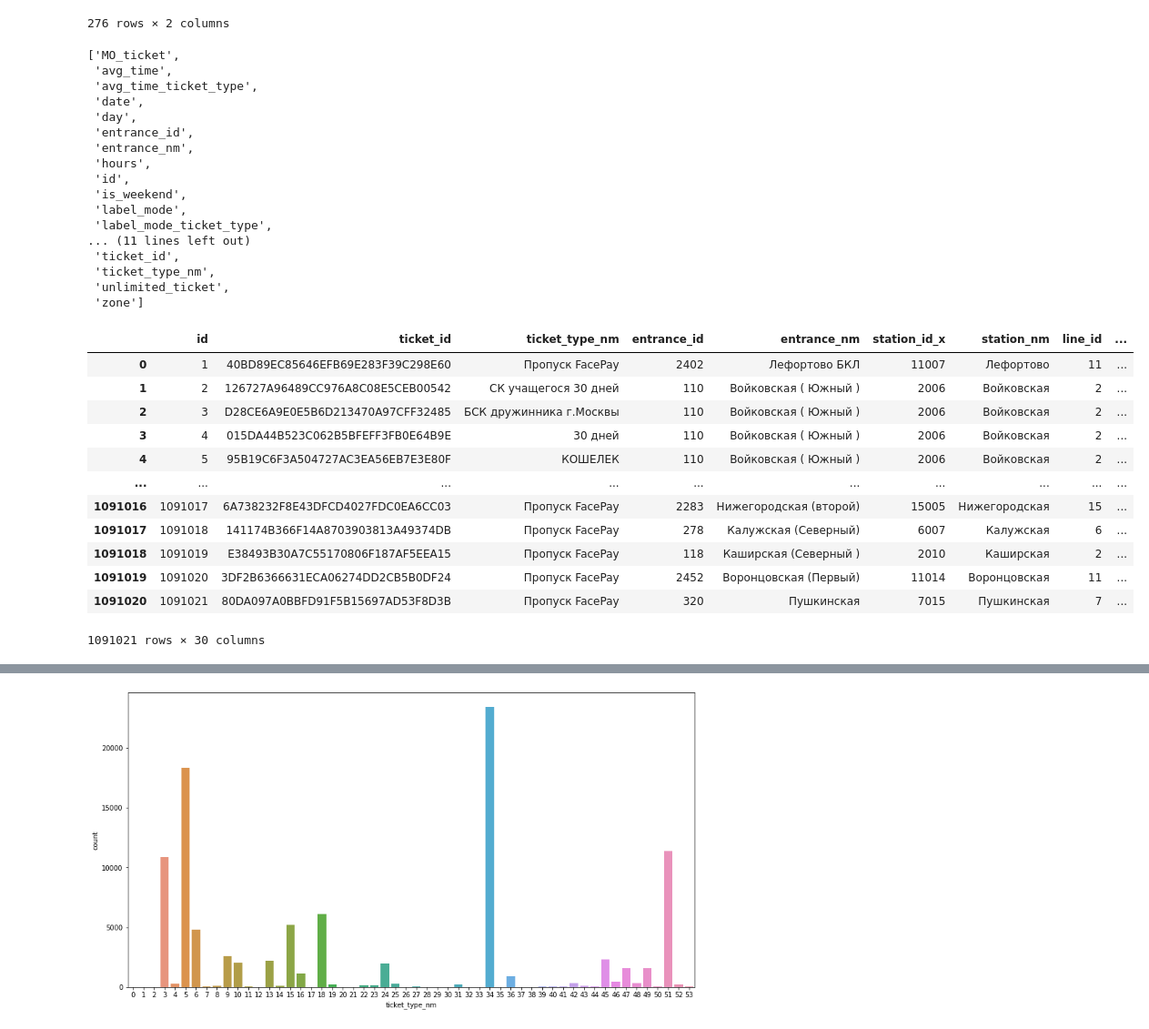
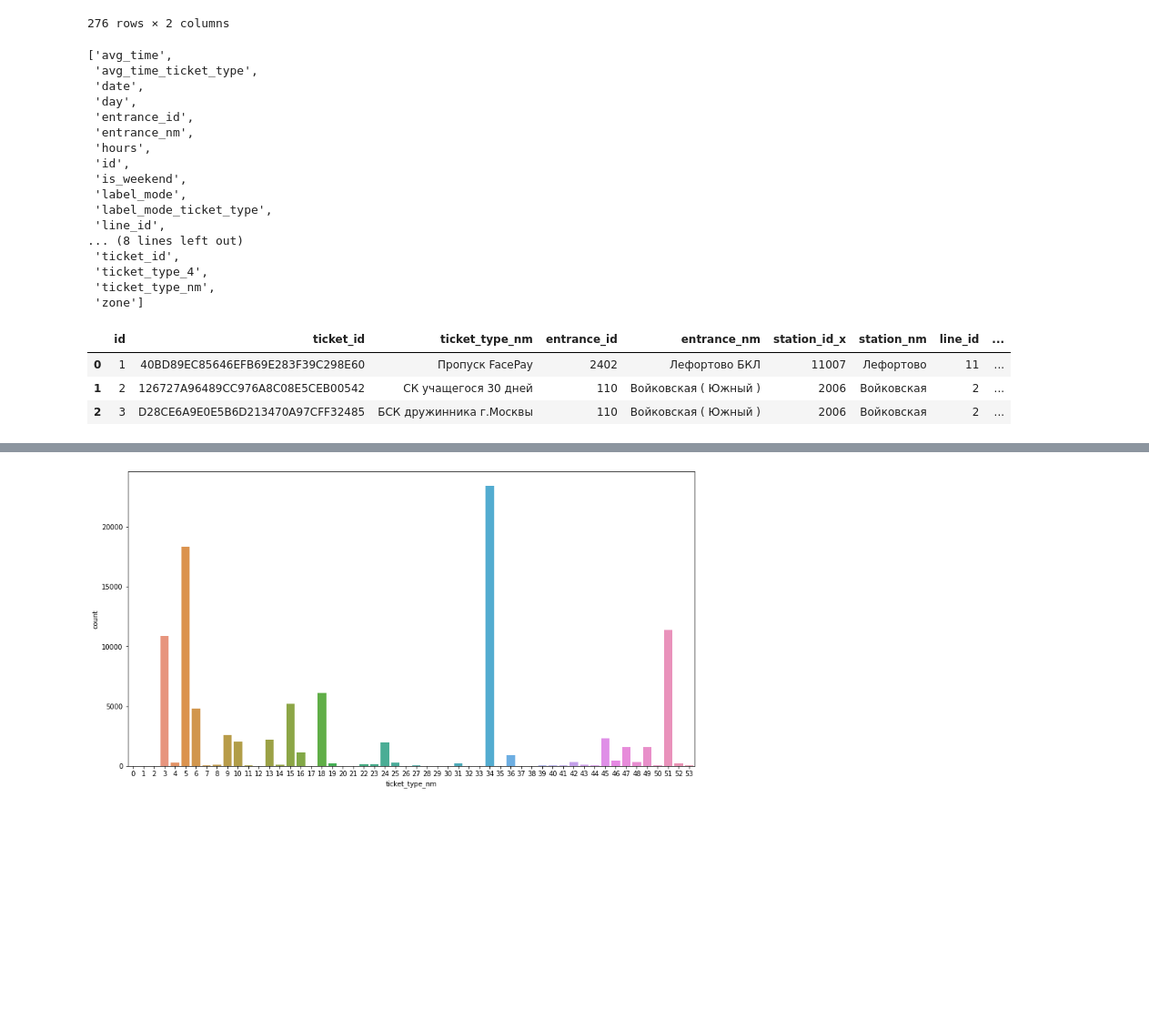
Before and after one commit to varvaraptl/itinerary_forecast, a Jupyter notebook: moscow_metro_predict.ipynb, the cells around one changed output, grey strips where cells are left out. Shown at 91% size. Cells and saved outputs as stored; diff of their text form; code cells hidden in the pictures; blank space fills up the shorter version.

```diff
--- a/moscow_metro_predict.ipynb
+++ b/moscow_metro_predict.ipynb
@@ -292,6 +417,6 @@ df_test.to_csv('/content/drive/MyDrive/Moscow_station_predict/moscow_metro_df_te
 # %%
-df = pd.read_csv('/content/drive/MyDrive/Moscow_station_predict/moscow_metro_df_train_prepared3.csv', index_col = 0)
-df_test = pd.read_csv('/content/drive/MyDrive/Moscow_station_predict/moscow_metro_df_test_prepared3.csv', index_col = 0)
+df = pd.read_csv('/content/drive/MyDrive/Moscow_station_predict/moscow_metro_df_train_prepared4.csv', index_col = 0)
+df_test = pd.read_csv('/content/drive/MyDrive/Moscow_station_predict/moscow_metro_df_test_prepared4.csv', index_col = 0)
 # %%
 # Разделим станции на зоны 1 - за МЦК, 2 от МЦК до кольцевой, 3 - внутри кольца
 
@@ -600,8 +725,7 @@ df = df.merge(df_zones, left_on=['label'], right_on=['station_id'], how="left")
 # %%
 sorted(df_test.columns.tolist())
 # %% [output]
-['MO_ticket',
- 'avg_time',
+['avg_time',
  'avg_time_ticket_type',
  'date',
  'day',
@@ -612,27 +736,19 @@ sorted(df_test.columns.tolist())
  'is_weekend',
  'label_mode',
  'label_mode_ticket_type',
-... (11 lines left out)
+ 'line_id',
+... (8 lines left out)
  'ticket_id',
+ 'ticket_type_4',
  'ticket_type_nm',
- 'unlimited_ticket',
  'zone']
 # %%
-df
+df.head(3)
 # %% [output]
 |  | id | ticket_id | ticket_type_nm | entrance_id | entrance_nm | station_id_x | station_nm | line_id | ... |
 | 0 | 1 | 40BD89EC85646EFB69E283F39C298E60 | Пропуск FacePay | 2402 | Лефортово БКЛ | 11007 | Лефортово | 11 | ... |
 | 1 | 2 | 126727A96489CC976A8C08E5CEB00542 | СК учащегося 30 дней | 110 | Войковская ( Южный ) | 2006 | Войковская | 2 | ... |
 | 2 | 3 | D28CE6A9E0E5B6D213470A97CFF32485 | БСК дружинника г.Москвы | 110 | Войковская ( Южный ) | 2006 | Войковская | 2 | ... |
-| 3 | 4 | 015DA44B523C062B5BFEFF3FB0E64B9E | 30 дней | 110 | Войковская ( Южный ) | 2006 | Войковская | 2 | ... |
-| 4 | 5 | 95B19C6F3A504727AC3EA56EB7E3E80F | КОШЕЛЕК | 110 | Войковская ( Южный ) | 2006 | Войковская | 2 | ... |
-| ... | ... | ... | ... | ... | ... | ... | ... | ... | ... |
-| 1091016 | 1091017 | 6A738232F8E43DFCD4027FDC0EA6CC03 | Пропуск FacePay | 2283 | Нижегородская (второй) | 15005 | Нижегородская | 15 | ... |
-| 1091017 | 1091018 | 141174B366F14A8703903813A49374DB | Пропуск FacePay | 278 | Калужская (Северный) | 6007 | Калужская | 6 | ... |
-| 1091018 | 1091019 | E38493B30A7C55170806F187AF5EEA15 | Пропуск FacePay | 118 | Каширская (Северный ) | 2010 | Каширская | 2 | ... |
-| 1091019 | 1091020 | 3DF2B6366631ECA06274DD2CB5B0DF24 | Пропуск FacePay | 2452 | Воронцовская (Первый) | 11014 | Воронцовская | 11 | ... |
-| 1091020 | 1091021 | 80DA097A0BBFD91F5B15697AD53F8D3B | Пропуск FacePay | 320 | Пушкинская | 7015 | Пушкинская | 7 | ... |
-1091021 rows × 30 columns
 # %%
 df = df.rename(columns={"zone_x": "zone_station_1", "zone_y": "zone_station_2"})
 df_test = df_test.rename(columns={"zone": "zone_station_1"})
```
Also changed, not shown: parts of 162 cells of this notebook.
